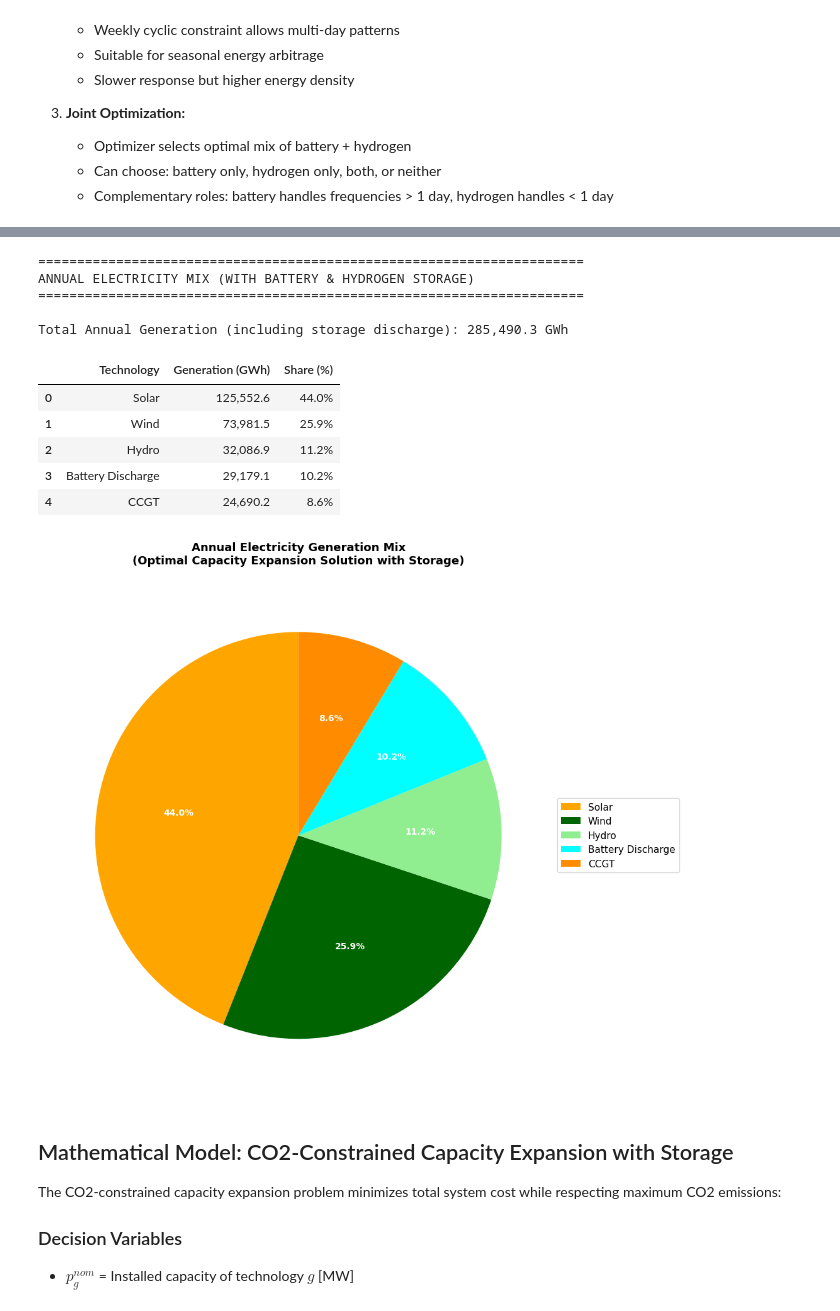
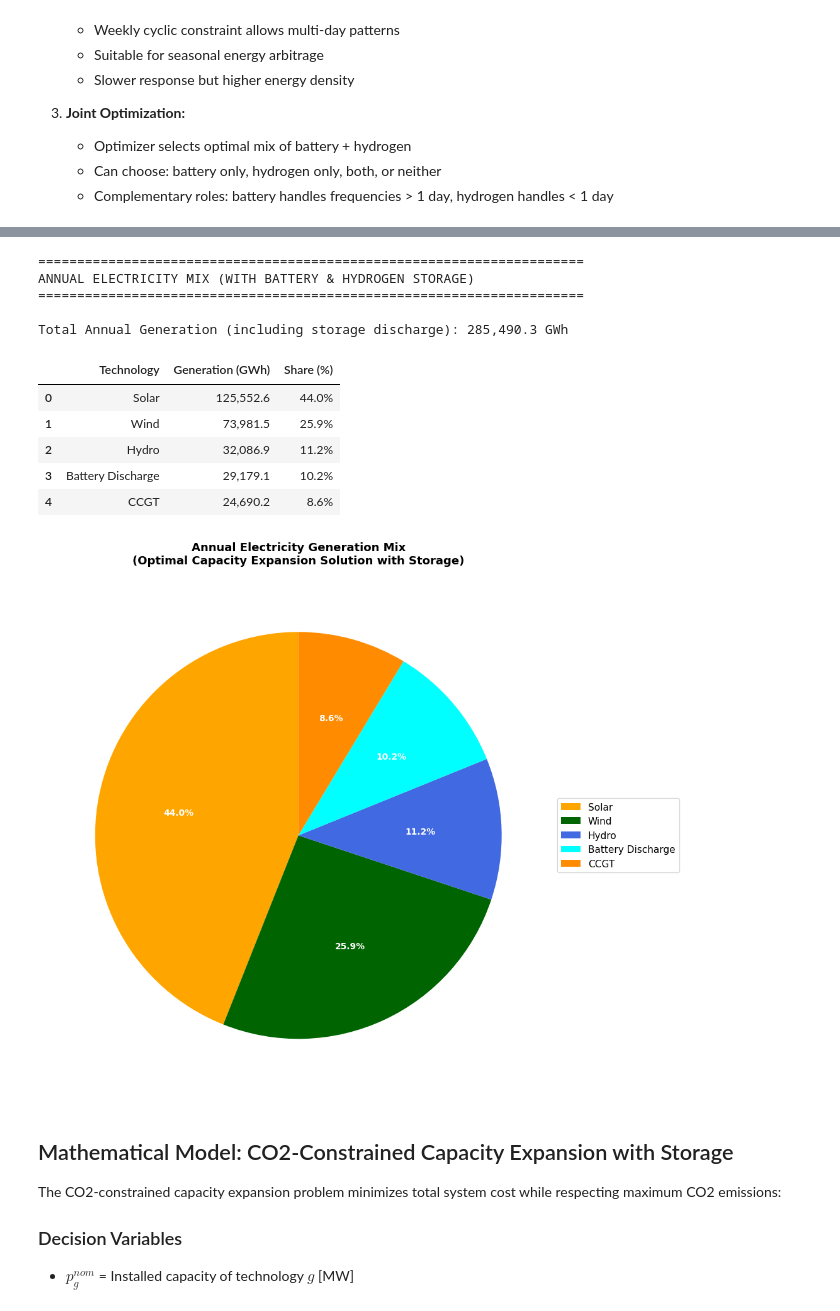
Before and after one commit to ccanoyrac/Integrated-energy-grids-Assignment, a Jupyter notebook: IEG_Assignment_Single_country.ipynb, the cells around one changed output, grey strips where cells are left out. Saved outputs shown, nothing was run; the diff lists cells and outputs as text; code cells hidden in the pictures.

```diff
--- a/IEG_Assignment_Single_country.ipynb
+++ b/IEG_Assignment_Single_country.ipynb
@@ -1643,40 +1644,39 @@ gen_values_storage = [annual_generation_storage_nonzero[tech] / 1000 for tech in
 # Define color map with updated colors for Battery and Hydro
 color_map_updated = color_map.copy()
 color_map_updated['Battery Discharge'] = 'cyan'
-color_map_updated['Hydro'] = 'lightgreen'
 colors_pie_storage = [color_map_updated.get(tech, 'gray') for tech in sorted_techs_storage]
 
 # Create pie chart with better label positioning
 wedges, texts, autotexts = ax.pie(gen_values_storage, labels=None, autopct='%1.1f%%',
                                      colors=colors_pie_storage, startangle=90, textprops={'fontsize': 10})
 
 # Add legend with positioned labels to avoid overlap
 ax.legend(sorted_techs_storage, loc='center left', bbox_to_anchor=(1, 0, 0.5, 1), fontsize=11)
 
 # Make percentage text bold and white
 for autotext in autotexts:
     autotext.set_color('white')
     autotext.set_fontweight('bold')
     autotext.set_fontsize(10)
 
 ax.set_title('Annual Electricity Generation Mix\n(Optimal Capacity Expansion Solution with Storage)',
              fontsize=13, fontweight='bold', pad=20)
 
 plt.tight_layout()
 plt.show()
 # %% [output]
 ======================================================================
 ANNUAL ELECTRICITY MIX (WITH BATTERY & HYDROGEN STORAGE)
 ======================================================================
 
 Total Annual Generation (including storage discharge): 285,490.3 GWh
 |  | Technology | Generation (GWh) | Share (%) |
 | 0 | Solar | 125,552.6 | 44.0% |
 | 1 | Wind | 73,981.5 | 25.9% |
 | 2 | Hydro | 32,086.9 | 11.2% |
 | 3 | Battery Discharge | 29,179.1 | 10.2% |
 | 4 | CCGT | 24,690.2 | 8.6% |
-[figure, old version]
+[figure, new version]
 # %% [markdown]
 ## Mathematical Model: CO2-Constrained Capacity Expansion with Storage
 
```
Also changed, not shown: parts of 7 cells of this notebook, 6 other files.
